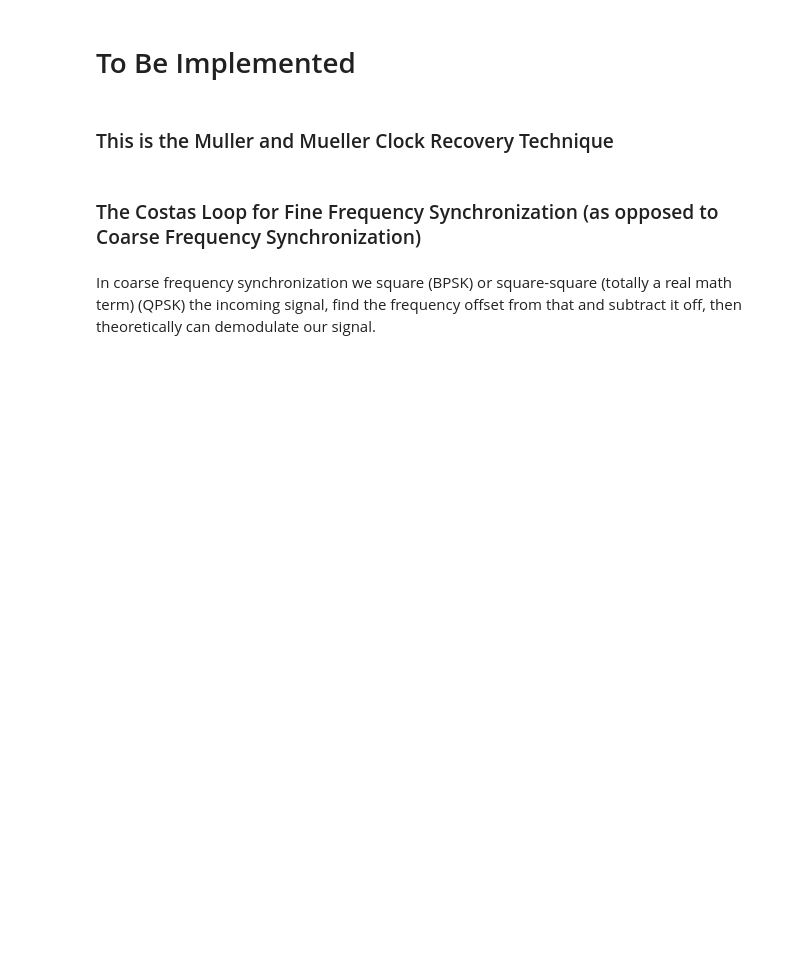
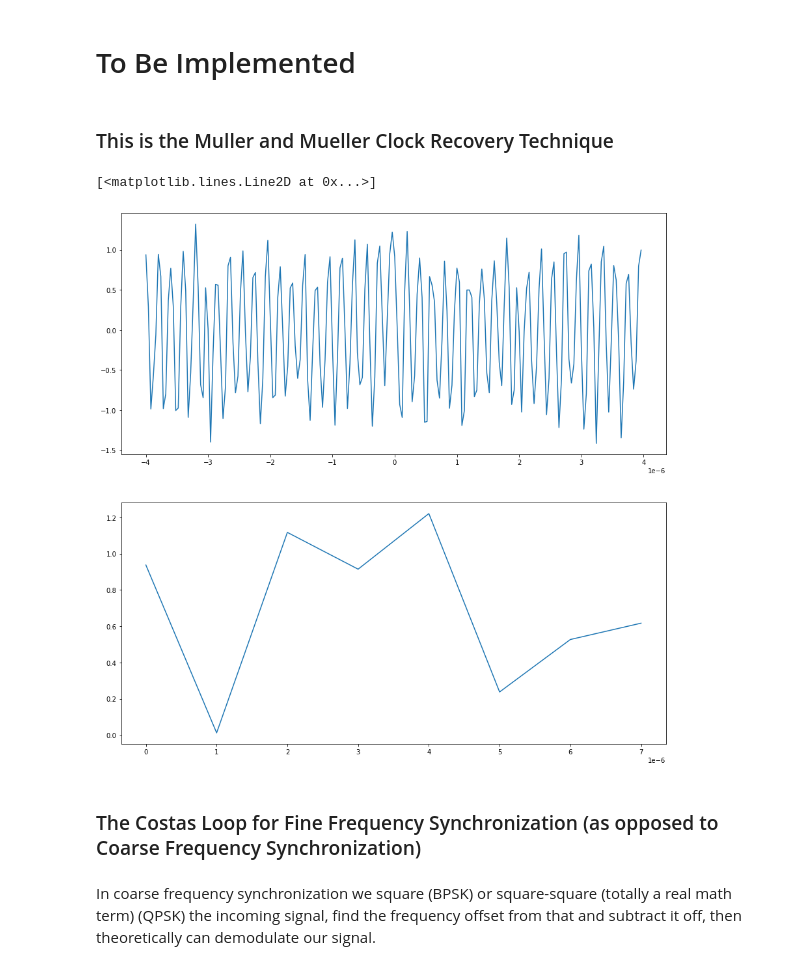
Before and after one commit to CGZoghby/dspstuff, a Jupyter notebook: PSK_DemodTest.ipynb, the cells around one changed output. Saved outputs shown, nothing was run; the diff lists cells and outputs as text; code cells hidden in the pictures; blank space fills up the shorter version.

```diff
--- a/PSK_DemodTest.ipynb
+++ b/PSK_DemodTest.ipynb
@@ -101,0 +236,13 @@ Text(0.5, 1.0, 'This is the convolved correct code')
+# %%
+# I have 200 points, that need to reduce to 8 points. I have number of samples in a pulse = 200, each pulse corresponds to 8 bits, with a minbit of 1e-6. My sample rate is 25e6, or 40ns.
+# so I have One bit = 1e-6/40e-9, or 25 samples per bit. Odd numbers are good here because I could theoretically just find a local max, count 12 points from either side, and average
+# those values.
+
+samplesPerBit = 1e-6*fs #minbit * sample rate
+idx = signal.argrelextrema(goodFiltered, np.greater, order=round(int(samplesPerBit*2))) # If you slide out twice the number of samples in a bit when comparing local maxima
+# then theoretically I should find like an overruling point that trumps all other points. I'd have to try this with more than one pulse
+# Once I find the index I want, I go back to working in samples per bit. I need to "map" each pulse/signal and then section of an appropriate number of bits per sample for each one,
+# Then vote/average them all together. Alternatively do I just find a local max on order of length of a pulse (when dealing with a pulse train) and then assign those bits as an output?
+# The problem with a lot of these is I will need to stamp every sample and my convolution threshold might exclude certain samples that fall below threshold. And then if THAT happens
+# I need to somehow track an index so that I don't lump a neighboring point into my current point's averaging.
+# ALSO NEED TO TRACK TIME
@@ -104,23 +253,33 @@ Text(0.5, 1.0, 'This is the convolved correct code')
 # %% [markdown]
 ### This is the Muller and Mueller Clock Recovery Technique
 # %%
+# Using pulse value calculated above
 mu = 0 # initial estimate of phase of sample
-out = np.zeros(len(samples) + 10, dtype=np.complex)
-out_rail = np.zeros(len(samples) + 10, dtype=np.complex) # stores values, each iteration we need the previous 2 values plus current value
+out = np.zeros(len(pulse) + 10, dtype=complex)
+out_rail = np.zeros(len(pulse) + 10, dtype=complex) # stores values, each iteration we need the previous 2 values plus current value
 i_in = 0 # input samples index
 i_out = 2 # output index (let first two outputs be 0)
-while i_out < len(samples) and i_in+16 < len(samples):
-    out[i_out] = samples[i_in + int(mu)] # grab what we think is the "best" sample
+while i_out < len(pulse) and i_in+16 < len(pulse):
+    out[i_out] = pulse[i_in + int(mu)] # grab what we think is the "best" sample
     out_rail[i_out] = int(np.real(out[i_out]) > 0) + 1j*int(np.imag(out[i_out]) > 0)
     x = (out_rail[i_out] - out_rail[i_out-2]) * np.conj(out[i_out-1])
     y = (out[i_out] - out[i_out-2]) * np.conj(out_rail[i_out-1])
     mm_val = np.real(y - x)
+    sps = samplesPerBit # If I understand this, this is samples PER symbol (bit), or it's symbols (bits) per sample
     mu += sps + 0.3*mm_val
     i_in += int(np.floor(mu)) # round down to nearest int since we are using it as an index
     mu = mu - np.floor(mu) # remove the integer part of mu
     i_out += 1 # increment output index
 out = out[2:i_out] # remove the first two, and anything after i_out (that was never filled out)
 samples = out # only include this line if you want to connect this code snippet with the Costas Loop later on
+plt.figure(figsize=(15,15))
+plt.subplot(2,1,1)
+plt.plot(t,pulse)
+plt.subplot(2,1,2)
+plt.plot(np.arange(0,8*minbit,minbit),samples)
+# %% [output]
+[<matplotlib.lines.Line2D at 0x...>]
+[figure, added]
 # %% [markdown]
 ### The Costas Loop for Fine Frequency Synchronization (as opposed to Coarse Frequency Synchronization)
 # %% [markdown]
```
Also changed, not shown: parts of 16 cells of this notebook.
